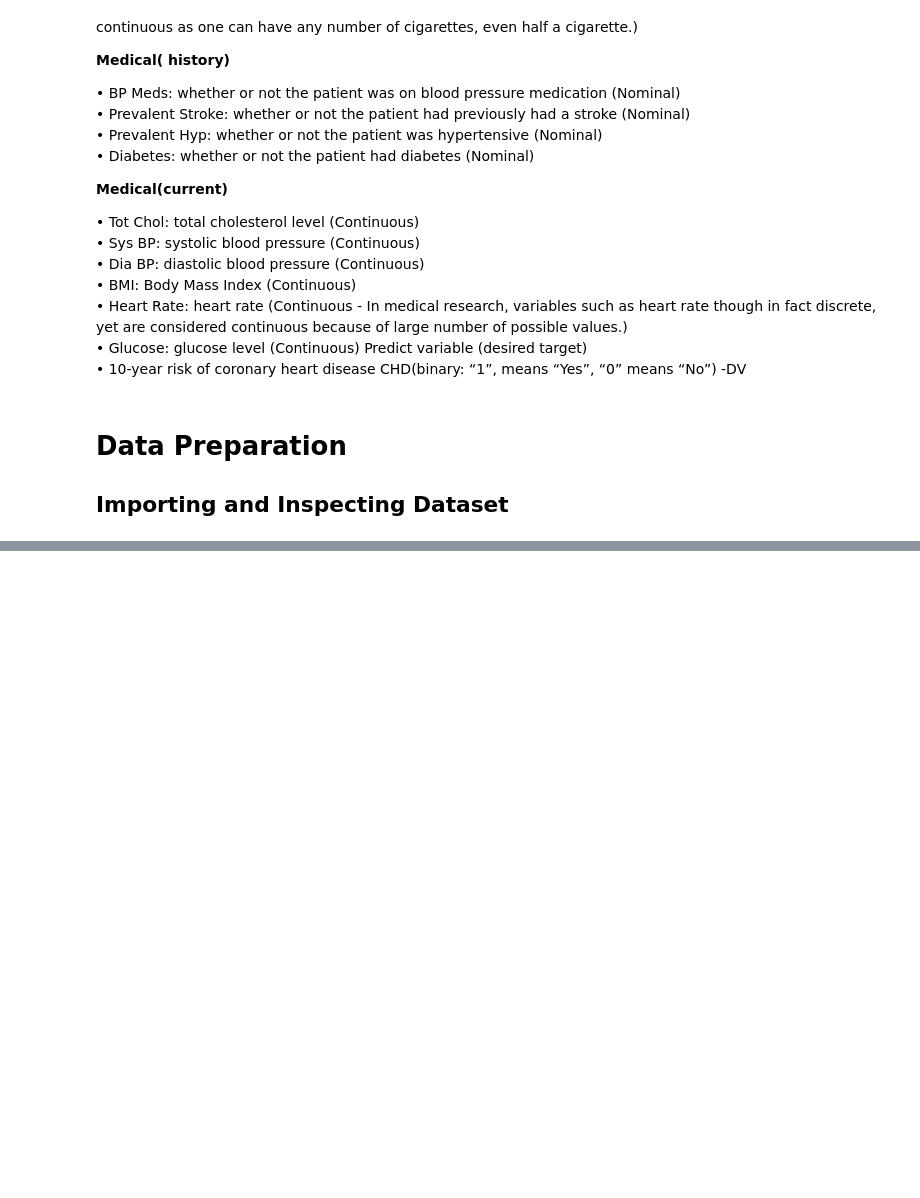
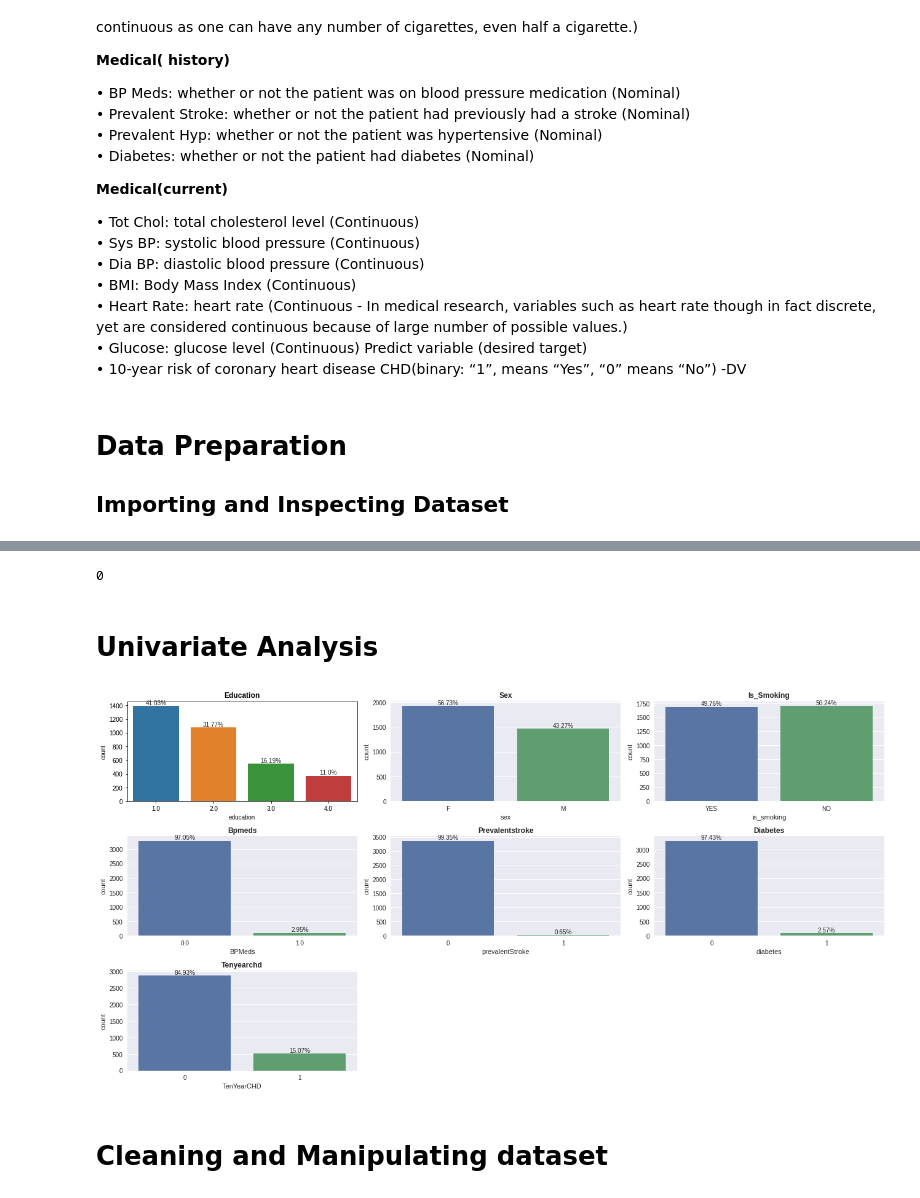
Before and after one commit to nehal35/Cardiovascular_Risk_Prediction_Capstone_Project, a Jupyter notebook: Cardiovascular_Risk_Prediction_Capstone_Project.ipynb, the cells around one changed output, grey strips where cells are left out. Cells and saved outputs as stored; diff of their text form; code cells hidden in the pictures; blank space fills up the shorter version.

```diff
--- a/Cardiovascular_Risk_Prediction_Capstone_Project.ipynb
+++ b/Cardiovascular_Risk_Prediction_Capstone_Project.ipynb
@@ -37,0 +257,37 @@ Predict variable (desired target)\
+# %%
+# duplicate
+len(df[df.duplicated()])
+# %% [output]
+0
+# %% [markdown]
+# **Univariate Analysis**
+# %%
+# Defining a function to Notate the percent count of each value on the bars
+def annot_percent(axes):
+  '''Takes axes as input and labels the percent count of each bar in a countplot'''
+  for p in plot.patches:
+    total= sum(p.get_height() for p in plot.patches)/100
+    percent=round((p.get_height()/total),2)
+    x=p.get_x()+p.get_width()/2
+    y=p.get_height()
+    plot.annotate(f'{percent}%',(x,y),ha='center',va='bottom')
+# %%
+# defining r to autofit the number and size of plots
+r=np.ceil(len(data.columns)/3)
+# %%
+n=1
+plt.figure(figsize=(18,r*3))
+for column in ['education', 'sex', 'is_smoking', 'BPMeds',
+       'prevalentStroke', 'diabetes',
+        'TenYearCHD']:
+  plot = plt.subplot(r,3,n)
+  n = n+1
+  sns.countplot(df[column])
+  plt.title(f'{column.title()}',weight='bold')
+  plt.style.use('seaborn')
+  plt.tight_layout()
+  annot_percent(plot)
+# %% [output]
+[figure, added]
+# %% [markdown]
+# **Cleaning and Manipulating dataset**
```
Also changed, not shown: parts of 30 cells of this notebook.
